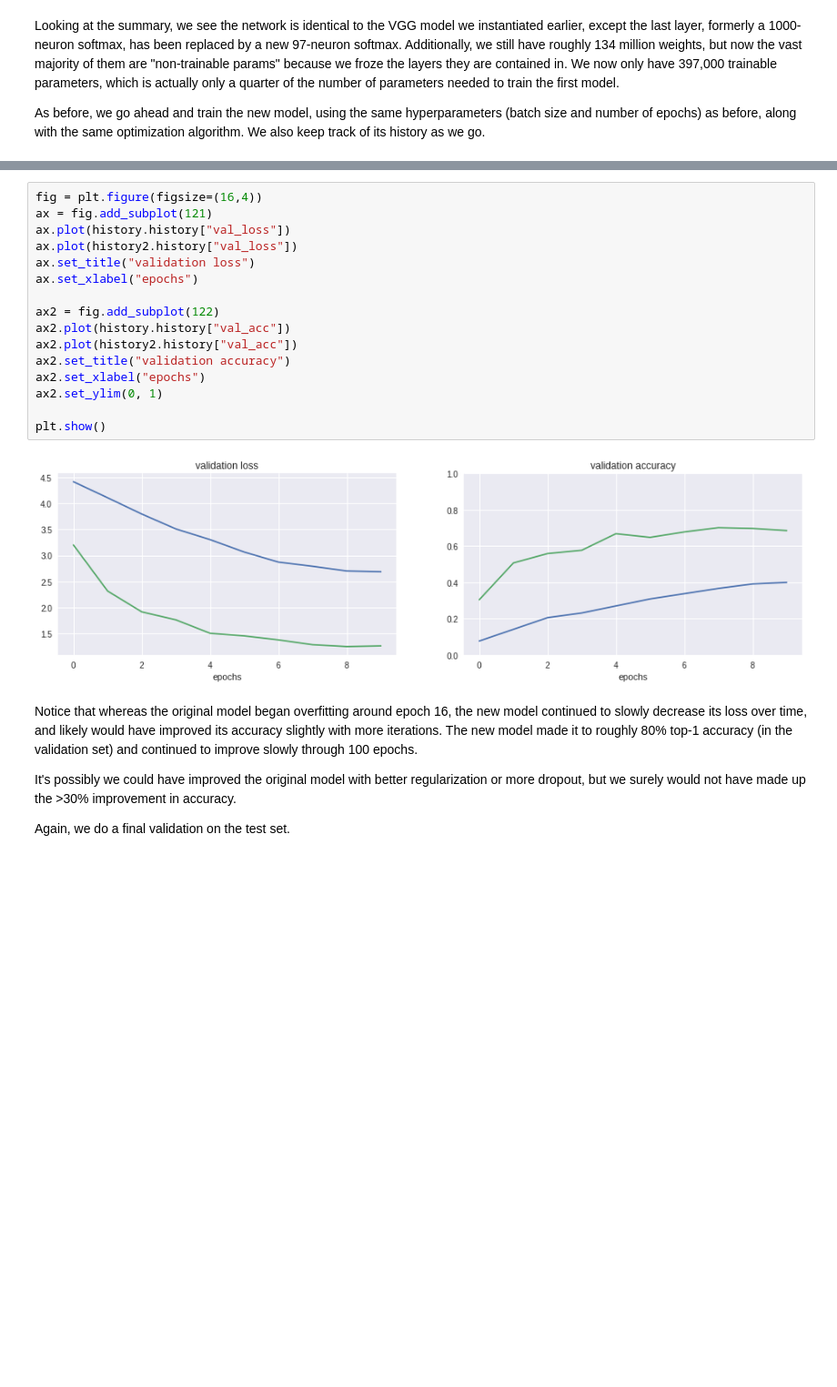
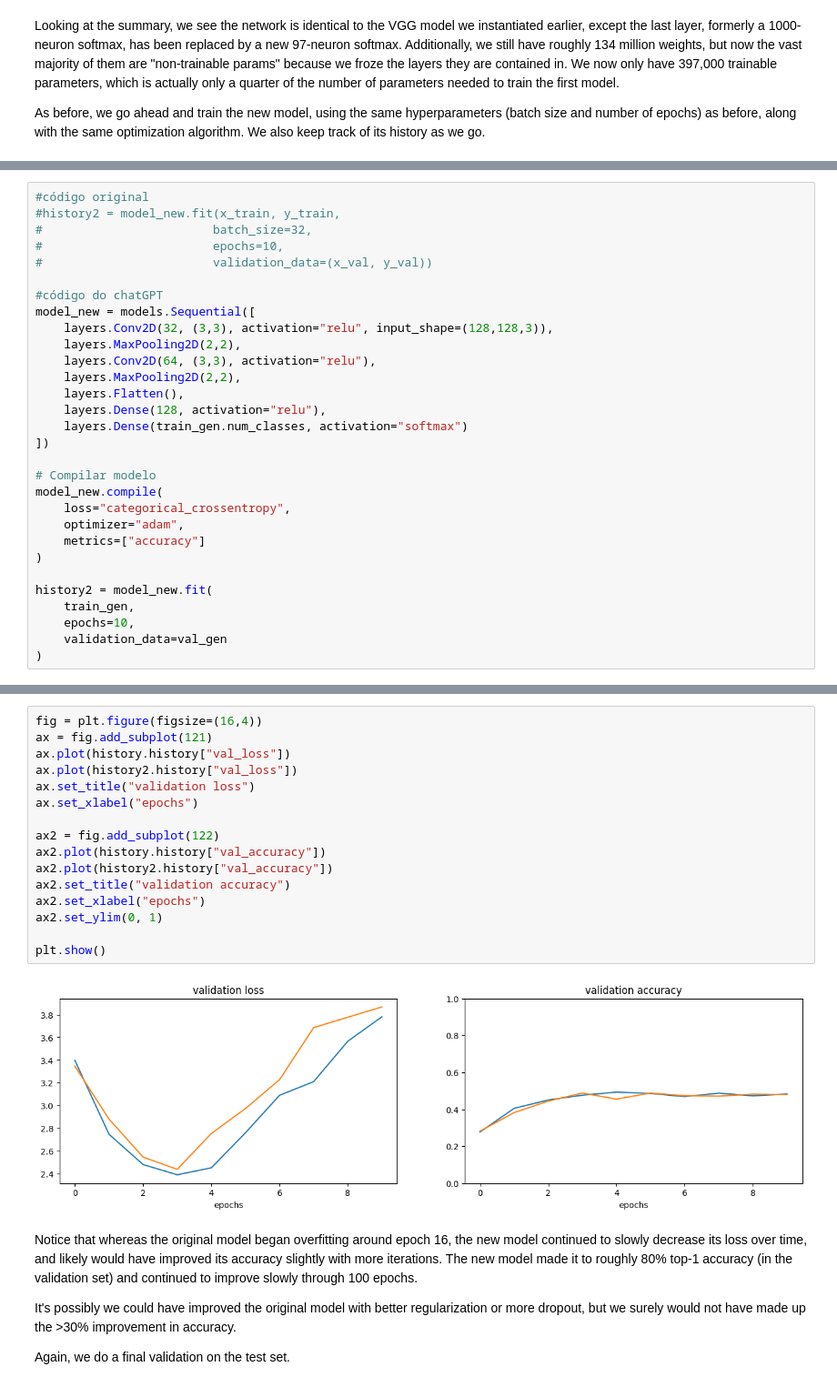
Before and after one commit to nandafercer/ML, a Jupyter notebook: transfer_learning.ipynb, the cells around one changed output, grey strips where cells are left out. Shown at 91% size. Saved outputs shown, nothing was run; the diff lists cells and outputs as text; blank space fills up the shorter version.

```diff
--- a/transfer_learning.ipynb
+++ b/transfer_learning.ipynb
@@ -607,0 +589,30 @@ Epoch 10/10
+# %%
+#código original
+#history2 = model_new.fit(x_train, y_train,
+#                        batch_size=32,
+#                        epochs=10,
+#                        validation_data=(x_val, y_val))
+
+#código do chatGPT
+model_new = models.Sequential([
+    layers.Conv2D(32, (3,3), activation="relu", input_shape=(128,128,3)),
+    layers.MaxPooling2D(2,2),
+    layers.Conv2D(64, (3,3), activation="relu"),
+    layers.MaxPooling2D(2,2),
+    layers.Flatten(),
+    layers.Dense(128, activation="relu"),
+    layers.Dense(train_gen.num_classes, activation="softmax")
+])
+
+# Compilar modelo
+model_new.compile(
+    loss="categorical_crossentropy",
+    optimizer="adam",
+    metrics=["accuracy"]
+)
+
+history2 = model_new.fit(
+    train_gen,
+    epochs=10,
+    validation_data=val_gen
+)
@@ -614,21 +646,21 @@ Let's plot the validation loss and accuracy again, this time comparing the origi
 # %%
 fig = plt.figure(figsize=(16,4))
 ax = fig.add_subplot(121)
 ax.plot(history.history["val_loss"])
 ax.plot(history2.history["val_loss"])
 ax.set_title("validation loss")
 ax.set_xlabel("epochs")
 
 ax2 = fig.add_subplot(122)
-ax2.plot(history.history["val_acc"])
-ax2.plot(history2.history["val_acc"])
+ax2.plot(history.history["val_accuracy"])
+ax2.plot(history2.history["val_accuracy"])
 ax2.set_title("validation accuracy")
 ax2.set_xlabel("epochs")
 ax2.set_ylim(0, 1)
 
 plt.show()
 # %% [output]
-[figure, old version]
+[figure, new version]
 # %% [markdown]
 Notice that whereas the original model began overfitting around epoch 16, the new model continued to slowly decrease its loss over time, and likely would have improved its accuracy slightly with more iterations. The new model made it to roughly 80% top-1 accuracy (in the validation set) and continued to improve slowly through 100 epochs.
 
```
Also changed, not shown: parts of 17 cells of this notebook.
